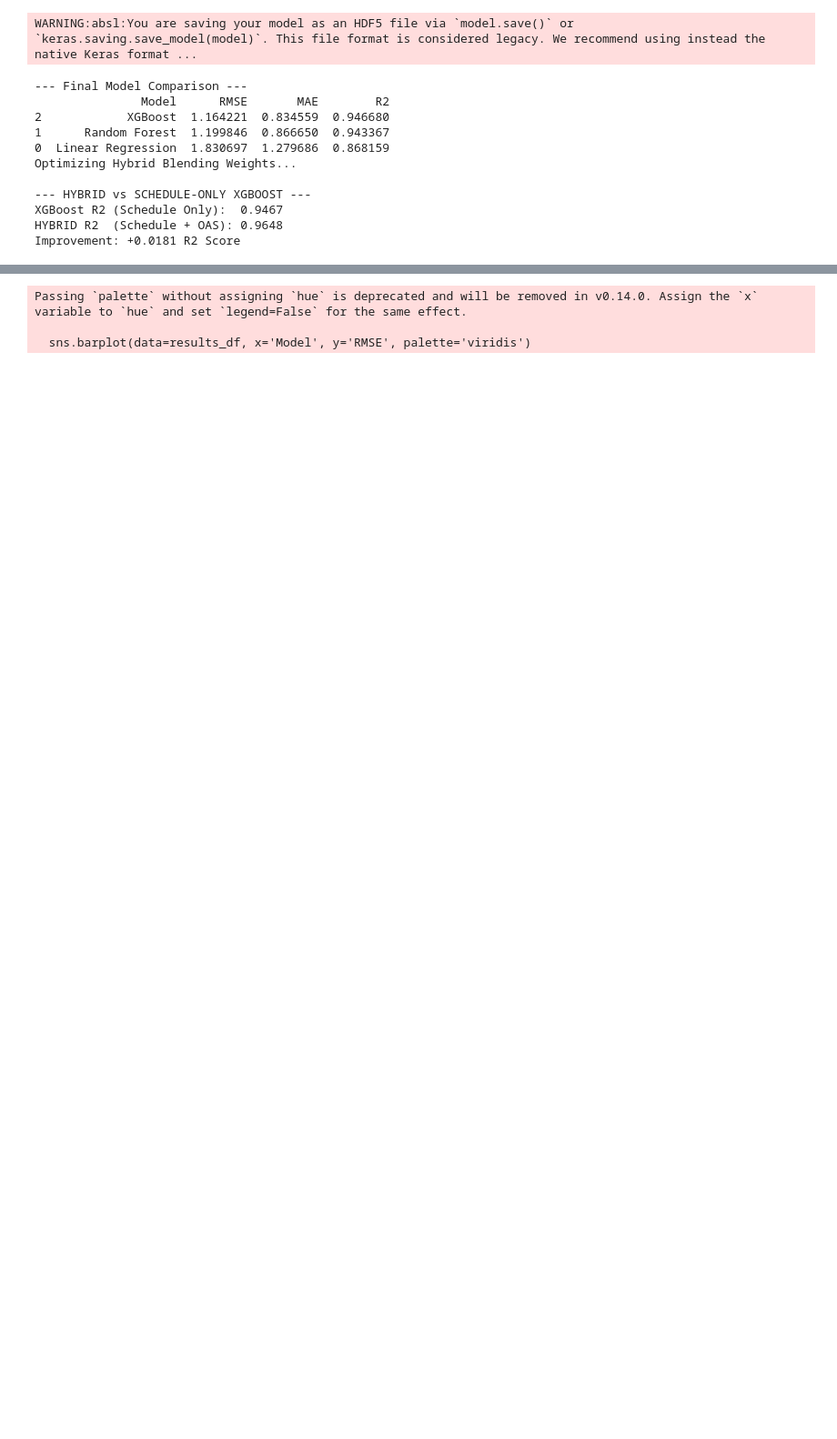
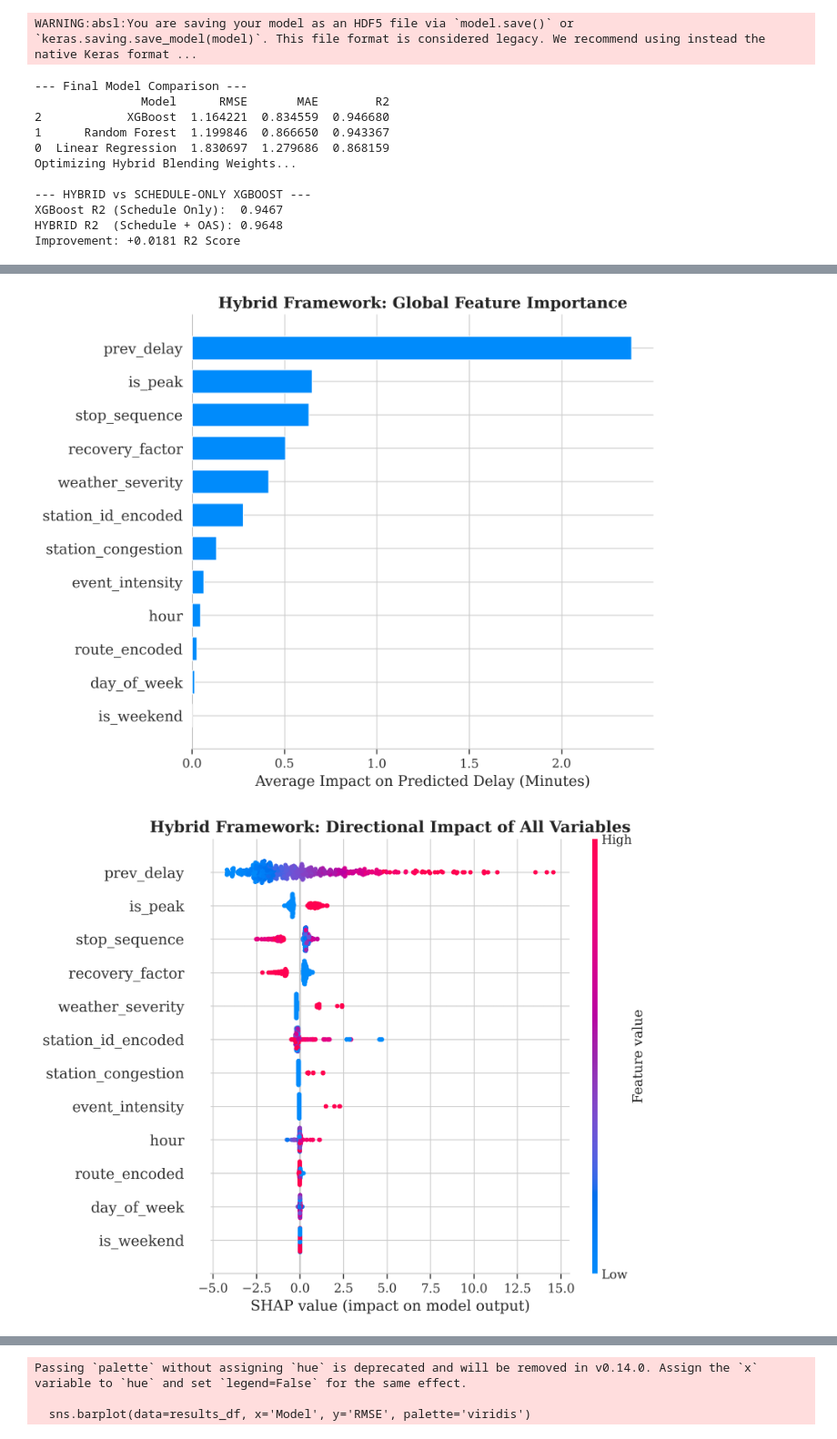
Before and after one commit to ahana4banerjee/metro-delay-prediction, a Jupyter notebook: notebooks/model_building.ipynb, the cells around one changed output, grey strips where cells are left out. Shown at 91% size. Drawn from its saved outputs; the diff is of its cells as text; code cells hidden in the pictures; blank space fills up the shorter version.

Commit message:
Evaluated SHAP Explainer to evaluate feature importance

```diff
--- a/notebooks/model_building.ipynb
+++ b/notebooks/model_building.ipynb
@@ -333,0 +338,23 @@ Initializing SHAP Explainer for the Decoupled ML Model...
+# %%
+# ==========================================
+# PART 6B: GLOBAL HYBRID EXPLAINABILITY
+# ==========================================
+
+# 1. SHAP Feature Importance (Bar Plot)
+plt.figure(figsize=(8, 6))
+# Using the full feature set directly from the Explainer object
+shap.summary_plot(hybrid_shap_values, X_shap_sample, plot_type="bar", show=False)
+plt.title("Hybrid Framework: Global Feature Importance", fontweight='bold')
+plt.xlabel("Average Impact on Predicted Delay (Minutes)")
+plt.savefig('../reports/figures/shap/01_hybrid_shap_bar.png')
+plt.show()
+
+# 2. SHAP Summary Plot (Beeswarm)
+plt.figure(figsize=(10, 6))
+shap.summary_plot(hybrid_shap_values, X_shap_sample, show=False)
+plt.title("Hybrid Framework: Directional Impact of All Variables", fontweight='bold')
+plt.savefig('../reports/figures/shap/02_hybrid_shap_beeswarm.png')
+plt.show()
+# %% [output]
+[figure, added]
+[figure, added]
```
Also changed, not shown: parts of 4 cells of this notebook, 6 other files.
